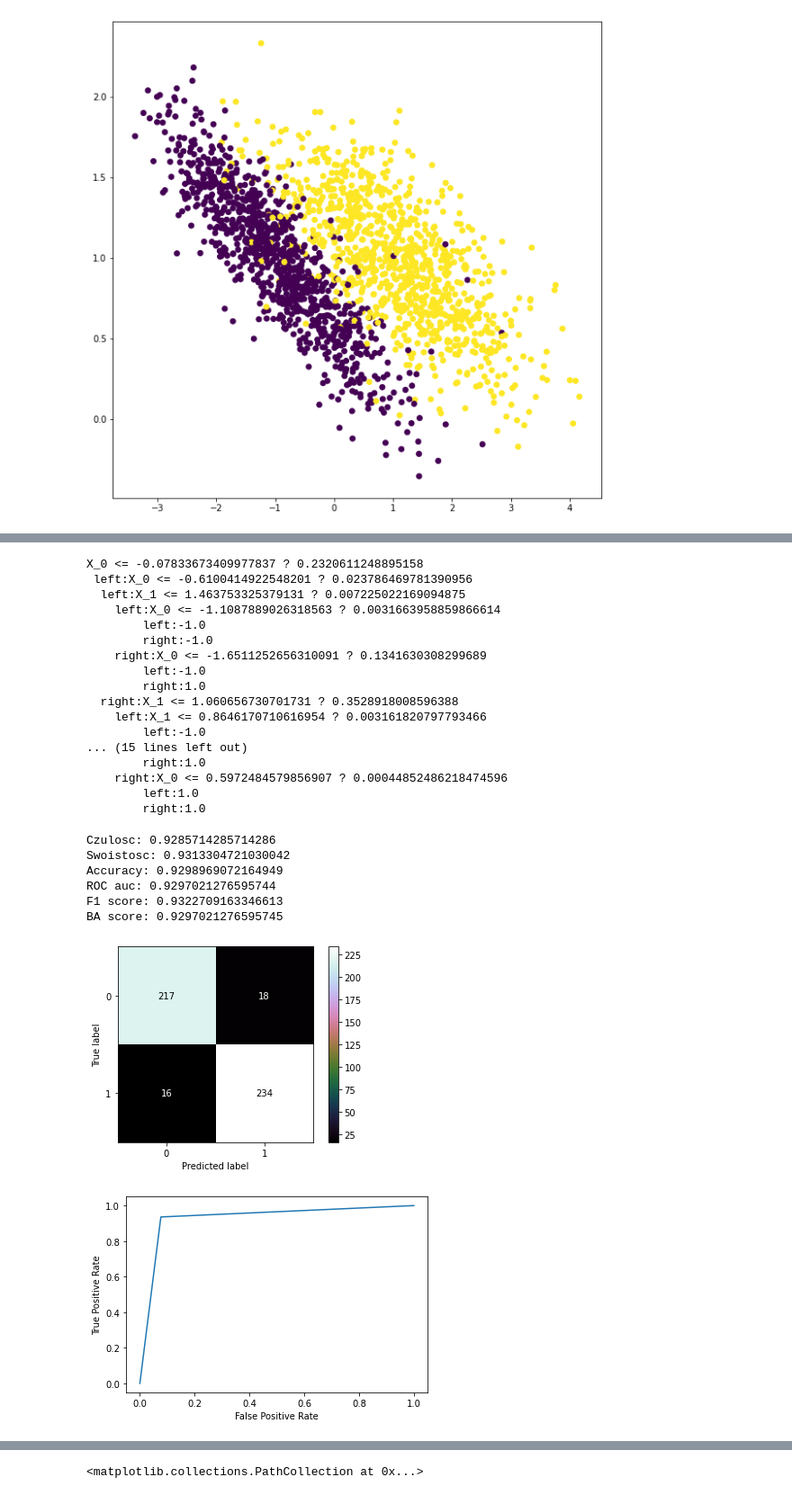
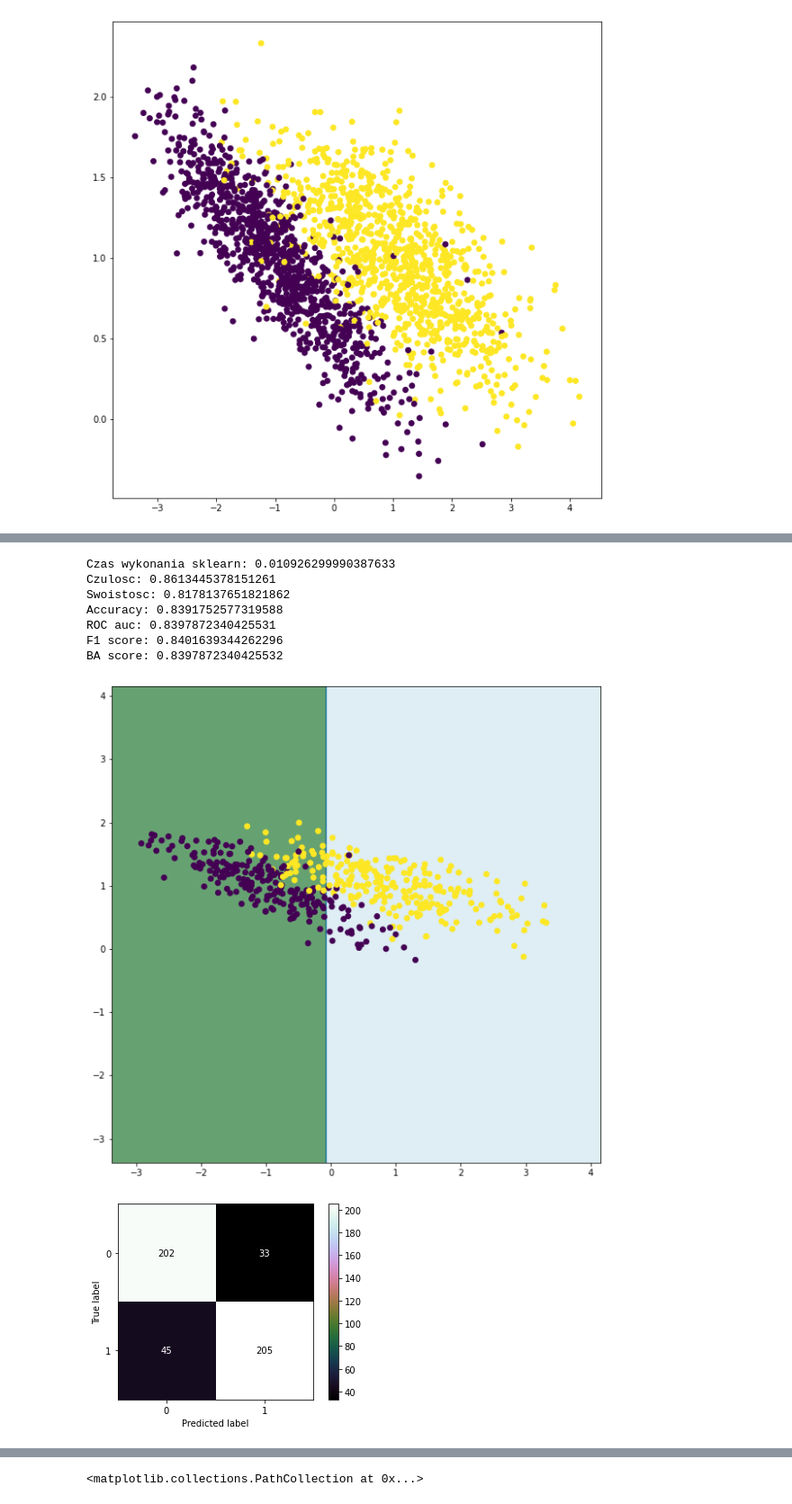
Before and after one commit to jakub-kowalik/PUM, a Jupyter notebook: lab5/lab5.ipynb, the cells around one changed output, grey strips where cells are left out. Shown at 90% size. Saved outputs shown, nothing was run; the diff lists cells and outputs as text; code cells hidden in the pictures.

```diff
--- a/lab5/lab5.ipynb
+++ b/lab5/lab5.ipynb
@@ -255,54 +253,19 @@ class MyDecisionTreeClassifier():
-# %%
-classifier = MyDecisionTreeClassifier(min_samples_split=3, max_depth=3)
-classifier.fit(X_train,y_train)
-classifier.print_tree()
-# %% [output]
-X_0 <= -0.07833673409977837 ? 0.2320611248895158
- left:X_0 <= -0.6100414922548201 ? 0.023786469781390956
-  left:X_1 <= 1.463753325379131 ? 0.007225022169094875
-    left:X_0 <= -1.1087889026318563 ? 0.0031663958859866614
-        left:-1.0
-        right:-1.0
-    right:X_0 <= -1.6511252656310091 ? 0.1341630308299689
-        left:-1.0
-        right:1.0
-  right:X_1 <= 1.060656730701731 ? 0.3528918008596388
-    left:X_1 <= 0.8646170710616954 ? 0.003161820797793466
-        left:-1.0
-... (15 lines left out)
-        right:1.0
-    right:X_0 <= 0.5972484579856907 ? 0.00044852486218474596
-        left:1.0
-        right:1.0
-# %%
-y_pred = classifier.predict(X_test)
-
-cm_model = confusion_matrix(y_test, y_pred, labels=[-1, 1])
-tn_model = cm_model[0][0]
-fn_model = cm_model[0][1]
-tp_model = cm_model[1][1]
-fp_model = cm_model[1][0]
-ConfusionMatrixDisplay(cm_model).plot(cmap='cubehelix')
-
-fpr, tpr, roc_auc = roc_curve(y_test, y_pred)
-
-rok_model = RocCurveDisplay(fpr=fpr, tpr=tpr)
-rok_model.plot()
-
-
-print("Czulosc:", tp_model/(tp_model + fn_model))
-print("Swoistosc:", tn_model/(tn_model + fp_model))
-print("Accuracy:", (tp_model + tn_model) / (tp_model + tn_model + fp_model + fn_model))
-
-print("ROC auc:", roc_auc_score(y_test, y_pred))
-print("F1 score:", f1_score(y_test, y_pred))
-print("BA score:", balanced_accuracy_score(y_test, y_pred))
-# %% [output]
-Czulosc: 0.9285714285714286
-Swoistosc: 0.9313304721030042
-Accuracy: 0.9298969072164949
-ROC auc: 0.9297021276595744
-F1 score: 0.9322709163346613
-BA score: 0.9297021276595745
-[figure, removed]
-[figure, removed]
+# %%
+model = DecisionTreeClassifier(max_depth=2, min_samples_split=2)
+
+czasek = time.perf_counter()
+for i in range(10):
+    tree_function(model, X_train, y_train, X_test, y_test, True)
+print('Czas wykonania sklearn:', (time.perf_counter() - czasek))
+
+tree_function(model, X_train, y_train, X_test, y_test)
+# %% [output]
+Czas wykonania sklearn: 0.010926299990387633
+Czulosc: 0.8613445378151261
+Swoistosc: 0.8178137651821862
+Accuracy: 0.8391752577319588
+ROC auc: 0.8397872340425531
+F1 score: 0.8401639344262296
+BA score: 0.8397872340425532
+[figure, added]
+[figure, added]
```
Also changed, not shown: parts of 26 cells of this notebook.
